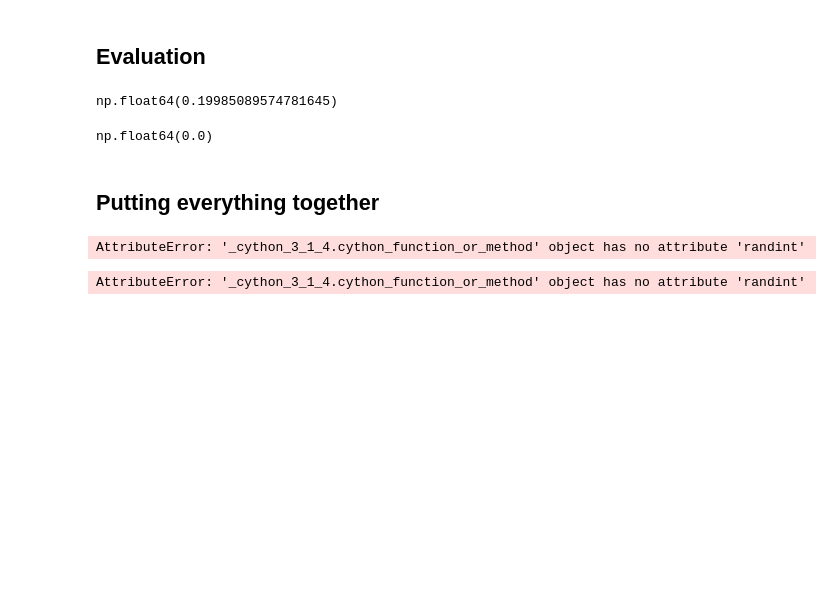
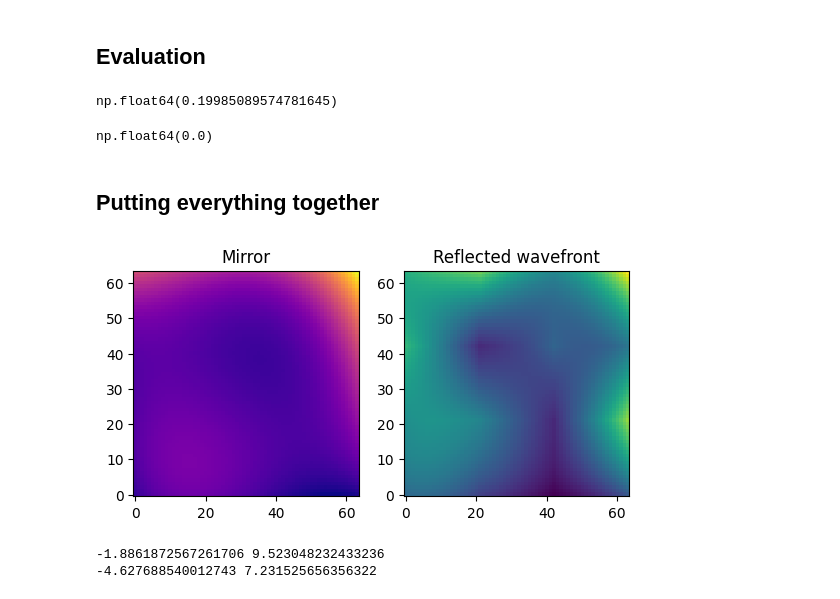
Before and after one commit to abhisheknaik96/minimal_ao_simulator, a Jupyter notebook: test.ipynb, the cells around one changed output. Drawn from its saved outputs; the diff is of its cells as text; code cells hidden in the pictures; blank space fills up the shorter version.

```diff
--- a/test.ipynb
+++ b/test.ipynb
@@ -619,13 +608,35 @@ class MinimalAOSimulator:
             mirror += zernike_coeffs[i] * self.modes[i]
         return mirror
 # %%
+from IPython.display import display, clear_output
+
 env = MinimalAOSimulator({'rng_seed': 0})
 obs = env.start()
-print(obs)
+
+fig, (ax1, ax2) = plt.subplots(1, 2)
+mirror = ax1.imshow(env.mirror, cmap='plasma', origin='lower', animated=True)
+wavefront = ax2.imshow(obs, cmap='viridis', origin='lower', animated=True)
+ax1.set_title('Mirror')
+ax2.set_title('Reflected wavefront')
+display(fig)
+# plt.colorbar(mirror)
+plt.pause(0.1)
+
+for i in range(10):
+    action = np.random.random(10)
+    obs, reward = env.step(action)
+
+    mirror.set_data(env.mirror)
+    mirror.set_clim(vmin=env.mirror.min(), vmax=env.mirror.max())
+    wavefront.set_data(obs)
+    wavefront.set_clim(vmin=obs.min(), vmax=obs.max())
+
+    clear_output(wait=True)
+    display(fig)
+    plt.pause(0.1)
+
+    # print(reward)
 # %% [output]
+[figure, added]
-AttributeError: '_cython_3_1_4.cython_function_or_method' object has no attribute 'randint'
+-1.8861872567261706 9.523048232433236
+-4.627688540012743 7.231525656356322
-# %%
-rng = np.random.default_rng(seed=0)
-rng.random.rand
-# %% [output]
-AttributeError: '_cython_3_1_4.cython_function_or_method' object has no attribute 'randint'
```
Also changed, not shown: parts of 5 cells of this notebook.
